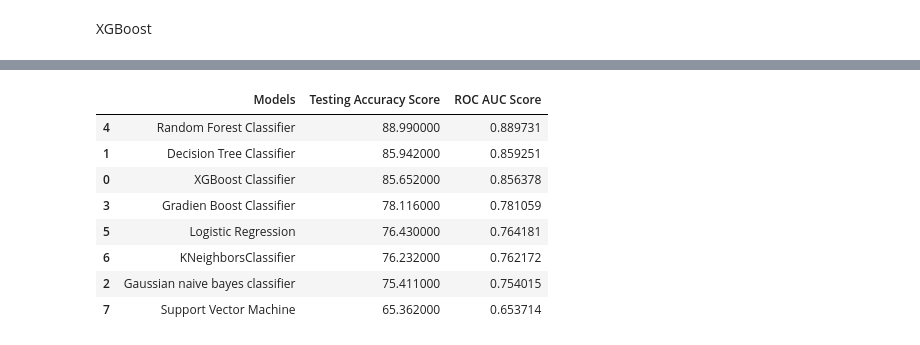
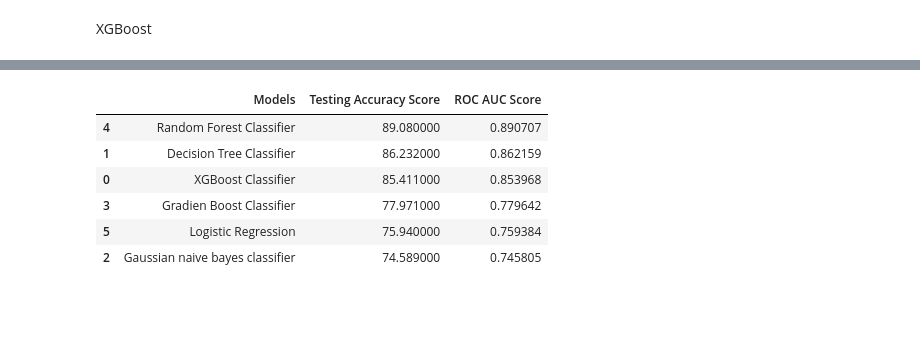
Before and after one commit to boydo7/Telco-Churn, a Jupyter notebook: TelcoChurn_ML-for-churn.ipynb, the cells around one changed output, grey strips where cells are left out. Saved outputs shown, nothing was run; the diff lists cells and outputs as text; code cells hidden in the pictures; blank space fills up the shorter version.

```diff
--- a/TelcoChurn_ML-for-churn.ipynb
+++ b/TelcoChurn_ML-for-churn.ipynb
@@ -402,8 +387,8 @@ ROC AUC Score with Decision Tree: 0.8592507988547647
 # %% [markdown]
 Random forest
 # %%
-rfc = RandomForestClassifier(n_estimators = 100, random_state = 42)
+rfc = RandomForestClassifier()
 rfc.fit(train_X,train_y)
-crosval_rfc=cross_val_score(rfc,X_over,y_over,cv=5)
-print('Score: ',crosval_rfc.mean())
+cv_scores = cross_val_score(rfc, X_over, y_over, cv=5, scoring='accuracy')  # Using 5-fold cross-validation
+print(f'Cross-Validation Scores: {cv_scores}')
 # %% [output]
@@ -522,6 +512,0 @@ SGD Classifier
-# %%
-sgd=SGDClassifier()
-
-sgd.fit(train_X,train_y)
-crosval=cross_val_score(sgd,X_over,y_over,cv=5)
-print('Score: ',crosval.mean())
@@ -600,8 +552,8 @@ ROC AUC Score with Gaussian Naive Bayes: 0.7540148111360775
 # %% [markdown]
 XGBoost
 # %%
-xgboost=XGBClassifier(objective='binary:logistic',eval_metric = 'auc', n_jobs=-1)
+xgboost= XGBClassifier()
 xgboost.fit(train_X,train_y)
-crosval=cross_val_score(xgboost,X_over,y_over,cv=5)
-print('Score: ',crosval.mean())
+cv_scores = cross_val_score(xgboost, X_over, y_over, cv=5, scoring='accuracy')  # Using 5-fold cross-validation
+print(f'Cross-Validation Scores: {cv_scores}')
 # %% [output]
@@ -678,22 +594,18 @@ ROC AUC Score with KNN: 0.7621723248517347
 # %%
 results = pd.DataFrame([["XGBoost Classifier", xgboost_acc, xgboost_rocauc],
                         ["Decision Tree Classifier", dtr_acc, dtr_rocauc],
                         ["Gaussian naive bayes classifier", gnb_acc, gnb_rocauc],
                         ["Gradien Boost Classifier", gradien_acc, gradien_rocauc],
                         ["Random Forest Classifier", rfc_acc, rfc_rocauc],
-                        ["Logistic Regression",lr_acc,lr_rocauc],
-                        ["KNeighborsClassifier",knn_acc,knn_rocauc],
-                        ["Support Vector Machine",SVM_acc,SVM_rocauc]],
+                        ["Logistic Regression",lr_acc,lr_rocauc]],
                         columns = ["Models", "Testing Accuracy Score", "ROC AUC Score"])
 
 results.sort_values(by=['Testing Accuracy Score'], ascending=False).style.background_gradient(cmap='YlOrRd')
 # %% [output]
 |  | Models | Testing Accuracy Score | ROC AUC Score |
-| 4 | Random Forest Classifier | 88.990000 | 0.889731 |
-| 1 | Decision Tree Classifier | 85.942000 | 0.859251 |
-| 0 | XGBoost Classifier | 85.652000 | 0.856378 |
-| 3 | Gradien Boost Classifier | 78.116000 | 0.781059 |
-| 5 | Logistic Regression | 76.430000 | 0.764181 |
-| 6 | KNeighborsClassifier | 76.232000 | 0.762172 |
-| 2 | Gaussian naive bayes classifier | 75.411000 | 0.754015 |
-| 7 | Support Vector Machine | 65.362000 | 0.653714 |
+| 4 | Random Forest Classifier | 89.080000 | 0.890707 |
+| 1 | Decision Tree Classifier | 86.232000 | 0.862159 |
+| 0 | XGBoost Classifier | 85.411000 | 0.853968 |
+| 3 | Gradien Boost Classifier | 77.971000 | 0.779642 |
+| 5 | Logistic Regression | 75.940000 | 0.759384 |
+| 2 | Gaussian naive bayes classifier | 74.589000 | 0.745805 |
```
Also changed, not shown: parts of 35 cells of this notebook.
